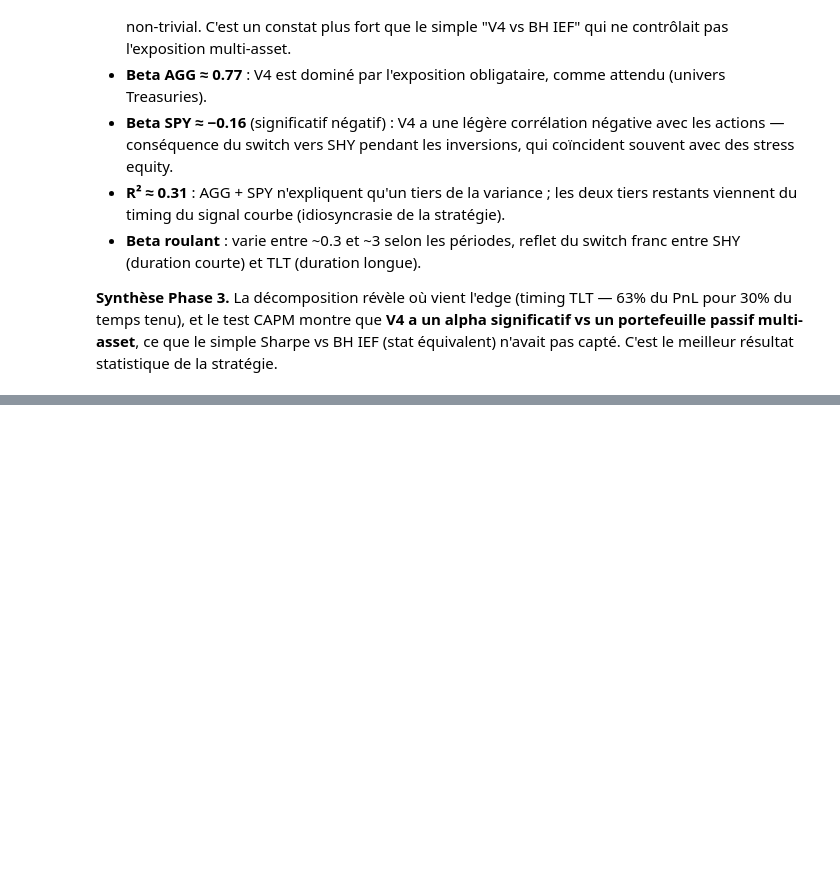
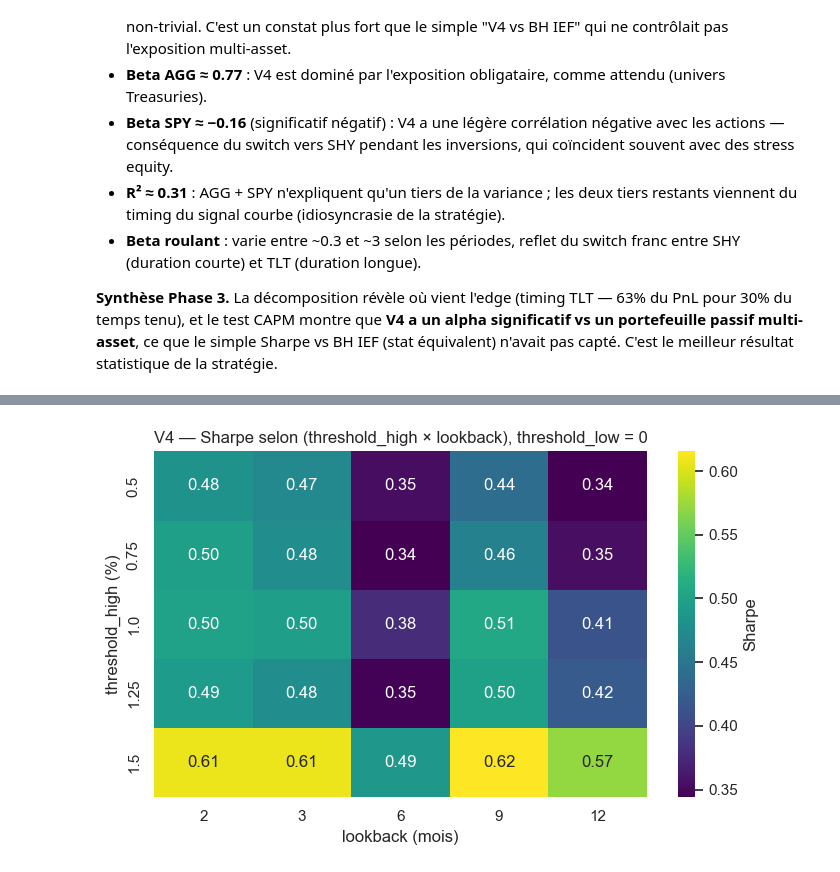
Before and after one commit to jbouniol/financial-engineering-lbo, a Jupyter notebook: notebooks/02_backtest_and_strategy.ipynb, the cells around one changed output, grey strips where cells are left out. Drawn from its saved outputs; the diff is of its cells as text; code cells hidden in the pictures; blank space fills up the shorter version.

```diff
--- a/notebooks/02_backtest_and_strategy.ipynb
+++ b/notebooks/02_backtest_and_strategy.ipynb
@@ -560,0 +569,16 @@ Régression CAPM-like : V4 sur (AGG, SPY), rf = DGS3MO, Newey-West HAC :
+# %%
+from src.robustness import sensitivity_high_lookback
+
+highs2d = [0.5, 0.75, 1.0, 1.25, 1.5]
+lbs2d   = [2, 3, 6, 9, 12]
+grid_v4 = sensitivity_high_lookback(yields, prices, highs2d, lbs2d,
+                                    threshold_low=0.0, tc_bps=2, slip_bps=2)
+fig, ax = plt.subplots(figsize=(7, 4.5))
+sns.heatmap(grid_v4, annot=True, fmt=".2f", cmap="viridis",
+            ax=ax, cbar_kws={"label": "Sharpe"})
+ax.set_xlabel("lookback (mois)")
+ax.set_ylabel("threshold_high (%)")
+ax.set_title("V4 — Sharpe selon (threshold_high × lookback), threshold_low = 0")
+plt.tight_layout()
+# %% [output]
+[figure, added]
```
Also changed, not shown: parts of 7 cells of this notebook, 2 other files.
